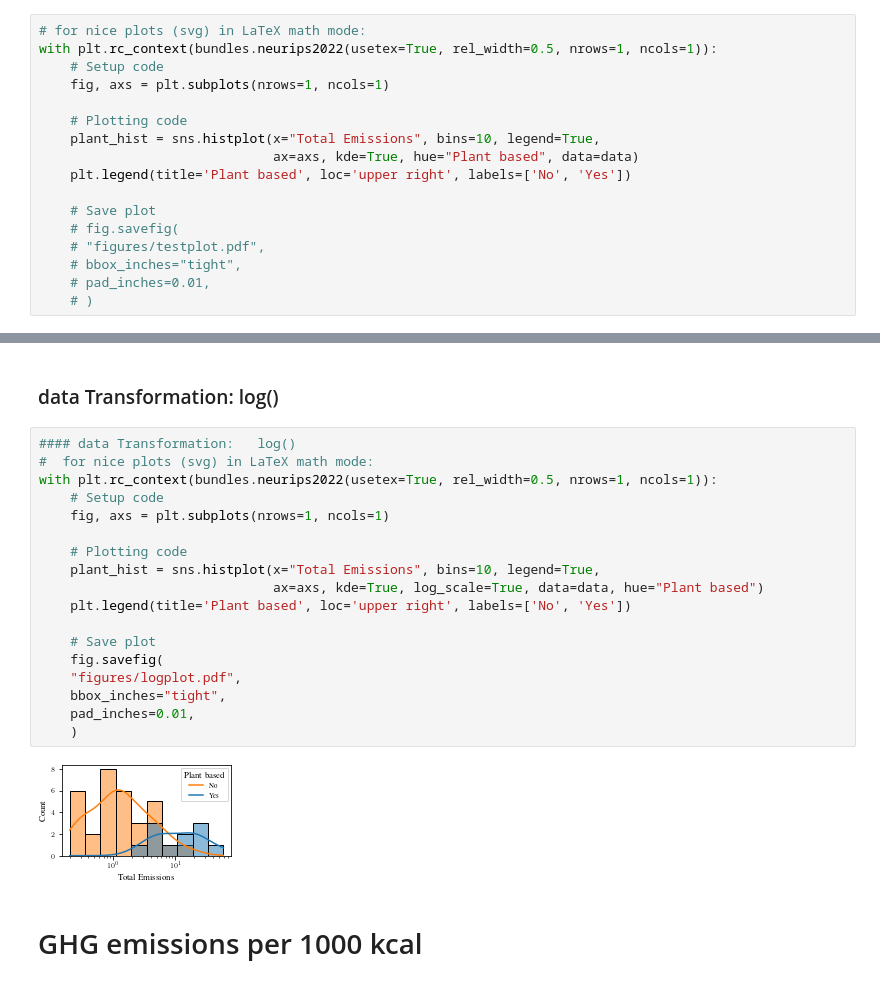
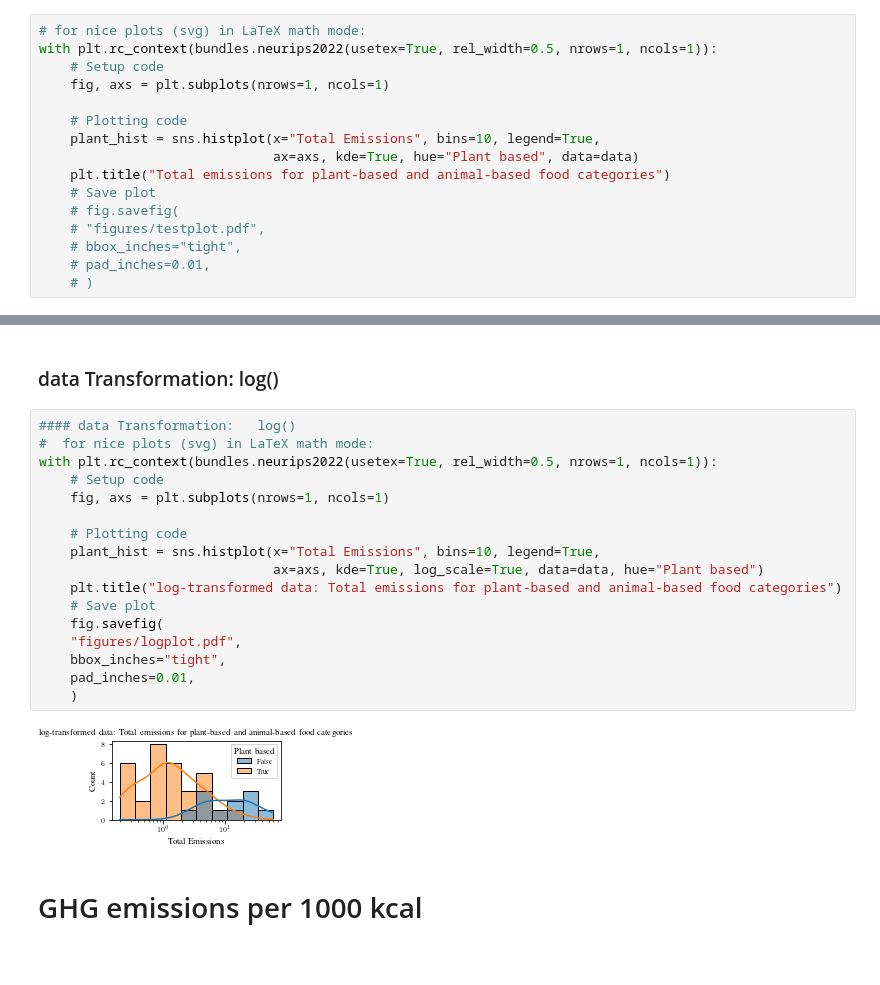
Before and after one commit to hannma/data-literacy-project, a Jupyter notebook: analysis/data_exploration.ipynb, the cells around one changed output, grey strips where cells are left out. Drawn from its saved outputs; the diff is of its cells as text.

Commit message:
plot titles

```diff
--- a/analysis/data_exploration.ipynb
+++ b/analysis/data_exploration.ipynb
@@ -110,8 +110,7 @@ with plt.rc_context(bundles.neurips2022(usetex=True, rel_width=0.5, nrows=1, nco
     # Plotting code
     plant_hist = sns.histplot(x="Total Emissions", bins=10, legend=True,
                               ax=axs, kde=True, hue="Plant based", data=data)
-    plt.legend(title='Plant based', loc='upper right', labels=['No', 'Yes'])
-
+    plt.title("Total emissions for plant-based and animal-based food categories")
     # Save plot
     # fig.savefig(
     # "figures/testplot.pdf",
@@ -132,23 +131,22 @@ So, let's transform data by applying  log and check out the distribution
 # %%
 #### data Transformation:   log()
 #  for nice plots (svg) in LaTeX math mode:
 with plt.rc_context(bundles.neurips2022(usetex=True, rel_width=0.5, nrows=1, ncols=1)):
     # Setup code
     fig, axs = plt.subplots(nrows=1, ncols=1)
 
     # Plotting code
     plant_hist = sns.histplot(x="Total Emissions", bins=10, legend=True,
                               ax=axs, kde=True, log_scale=True, data=data, hue="Plant based")
-    plt.legend(title='Plant based', loc='upper right', labels=['No', 'Yes'])
-
+    plt.title("log-transformed data: Total emissions for plant-based and animal-based food categories")
     # Save plot
     fig.savefig(
     "figures/logplot.pdf",
     bbox_inches="tight",
     pad_inches=0.01,
     )
 # %% [output]
-[figure, old version]
+[figure, new version]
 # %% [markdown]
 # GHG emissions per 1000 kcal
 # %%
```
Also changed, not shown: parts of 6 cells of this notebook.
